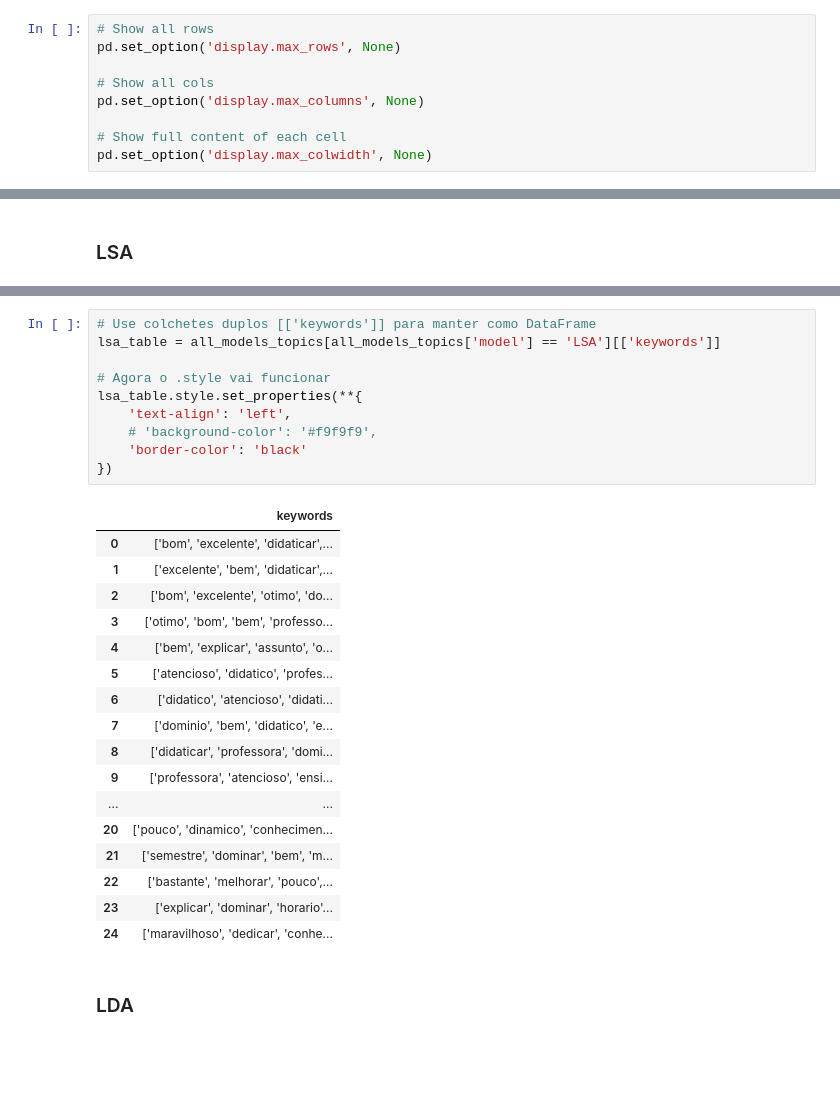
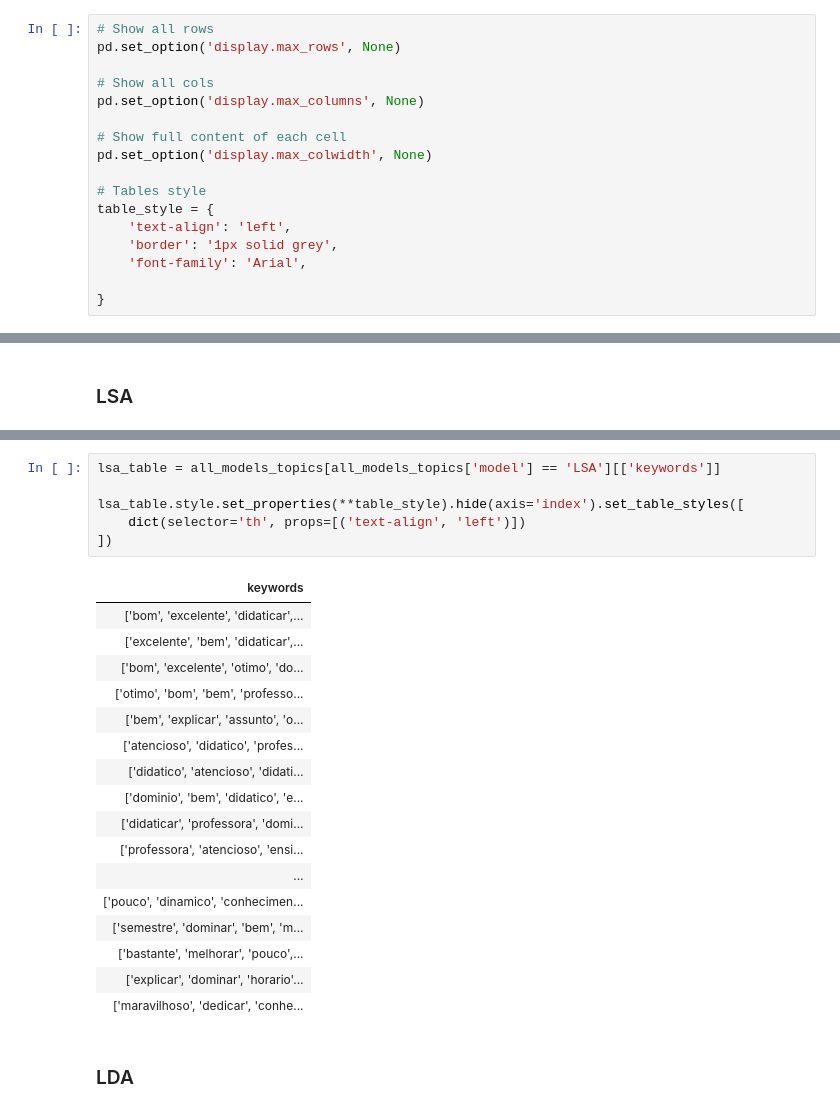
Before and after one commit to PaulaManoella/student_perceptions_analysis_BRACIS, a Jupyter notebook: notebook/output_analysis.ipynb, the cells around one changed output, grey strips where cells are left out. Cells and saved outputs as stored; diff of their text form; blank space fills up the shorter version.

```diff
--- a/notebook/output_analysis.ipynb
+++ b/notebook/output_analysis.ipynb
@@ -18,6 +18,14 @@ pd.set_option('display.max_columns', None)
 
 # Show full content of each cell
 pd.set_option('display.max_colwidth', None)
+
+# Tables style
+table_style = {
+    'text-align': 'left',
+    'border': '1px solid grey',
+    'font-family': 'Arial',
+
+}
 # %% [markdown]
 Function to convert the PDF file to a PNG file for the analysis
 # %%
@@ -91,31 +79,27 @@ Name: keywords, dtype: str
 # %%
-# Use colchetes duplos [['keywords']] para manter como DataFrame
 lsa_table = all_models_topics[all_models_topics['model'] == 'LSA'][['keywords']]
 
-# Agora o .style vai funcionar
-lsa_table.style.set_properties(**{
-    'text-align': 'left',
-    # 'background-color': '#f9f9f9',
-    'border-color': 'black'
-})
+lsa_table.style.set_properties(**table_style).hide(axis='index').set_table_styles([
+    dict(selector='th', props=[('text-align', 'left')])
+])
 # %% [output]
-|  | keywords |
-| 0 | ['bom', 'excelente', 'didaticar',... |
-| 1 | ['excelente', 'bem', 'didaticar',... |
-| 2 | ['bom', 'excelente', 'otimo', 'do... |
-| 3 | ['otimo', 'bom', 'bem', 'professo... |
-| 4 | ['bem', 'explicar', 'assunto', 'o... |
-| 5 | ['atencioso', 'didatico', 'profes... |
-| 6 | ['didatico', 'atencioso', 'didati... |
-| 7 | ['dominio', 'bem', 'didatico', 'e... |
-| 8 | ['didaticar', 'professora', 'domi... |
-| 9 | ['professora', 'atencioso', 'ensi... |
-| ... | ... |
-| 20 | ['pouco', 'dinamico', 'conhecimen... |
-| 21 | ['semestre', 'dominar', 'bem', 'm... |
-| 22 | ['bastante', 'melhorar', 'pouco',... |
-| 23 | ['explicar', 'dominar', 'horario'... |
-| 24 | ['maravilhoso', 'dedicar', 'conhe... |
+| keywords |
+| ['bom', 'excelente', 'didaticar',... |
+| ['excelente', 'bem', 'didaticar',... |
+| ['bom', 'excelente', 'otimo', 'do... |
+| ['otimo', 'bom', 'bem', 'professo... |
+| ['bem', 'explicar', 'assunto', 'o... |
+| ['atencioso', 'didatico', 'profes... |
+| ['didatico', 'atencioso', 'didati... |
+| ['dominio', 'bem', 'didatico', 'e... |
+| ['didaticar', 'professora', 'domi... |
+| ['professora', 'atencioso', 'ensi... |
+| ... |
+| ['pouco', 'dinamico', 'conhecimen... |
+| ['semestre', 'dominar', 'bem', 'm... |
+| ['bastante', 'melhorar', 'pouco',... |
+| ['explicar', 'dominar', 'horario'... |
+| ['maravilhoso', 'dedicar', 'conhe... |
 # %% [markdown]
 ### LDA
 # %% [markdown]
```
Also changed, not shown: parts of 1 cell of this notebook.
